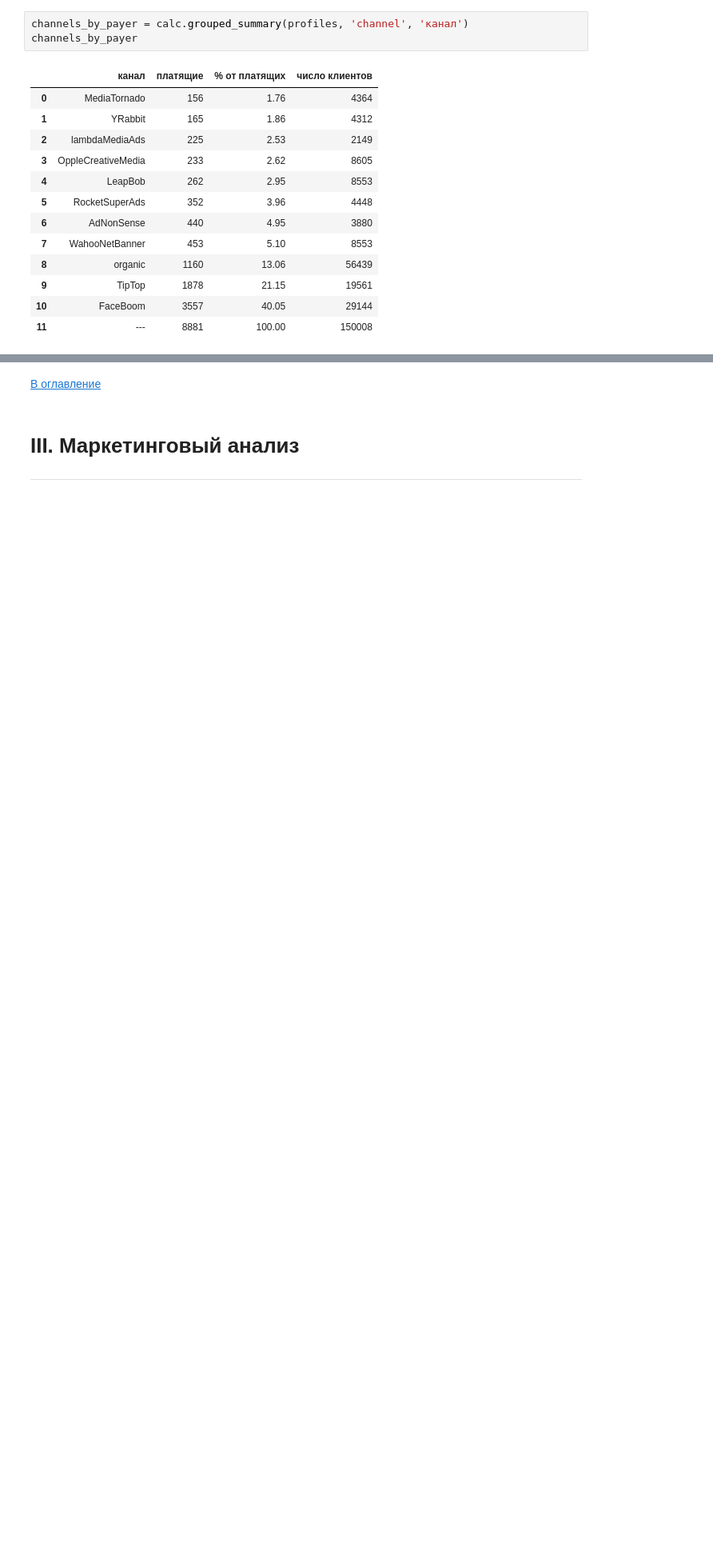
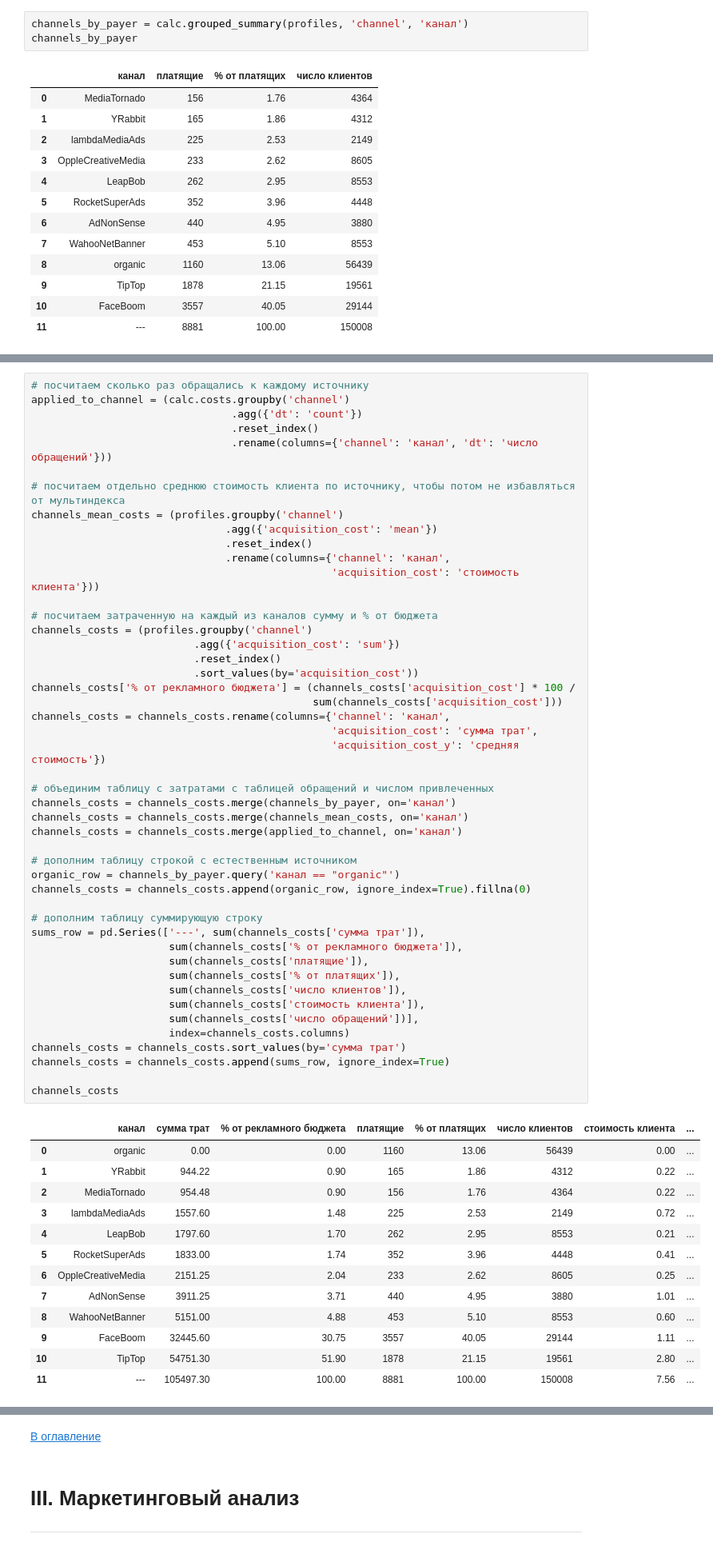
Before and after one commit to ikazman/practicum_da_projects, a Jupyter notebook: marketing_analysis/maketing_analysis-refactoring.ipynb, the cells around one changed output, grey strips where cells are left out. Shown at 80% size. Drawn from its saved outputs; the diff is of its cells as text; blank space fills up the shorter version.

```diff
--- a/marketing_analysis/maketing_analysis-refactoring.ipynb
+++ b/marketing_analysis/maketing_analysis-refactoring.ipynb
@@ -509,0 +441,61 @@ channels_grouped.query('channel not in ["FaceBoom", "TipTop"]')['% of total cost
+# %%
+# посчитаем сколько раз обращались к каждому источнику
+applied_to_channel = (calc.costs.groupby('channel')
+                                .agg({'dt': 'count'})
+                                .reset_index()
+                                .rename(columns={'channel': 'канал', 'dt': 'число обращений'}))
+
+# посчитаем отдельно среднюю стоимость клиента по источнику, чтобы потом не избавляться от мультиндекса
+channels_mean_costs = (profiles.groupby('channel')
+                               .agg({'acquisition_cost': 'mean'})
+                               .reset_index()
+                               .rename(columns={'channel': 'канал',
+                                                'acquisition_cost': 'стоимость клиента'}))
+
+# посчитаем затраченную на каждый из каналов сумму и % от бюджета
+channels_costs = (profiles.groupby('channel')
+                          .agg({'acquisition_cost': 'sum'})
+                          .reset_index()
+                          .sort_values(by='acquisition_cost'))
+channels_costs['% от рекламного бюджета'] = (channels_costs['acquisition_cost'] * 100 /
+                                             sum(channels_costs['acquisition_cost']))
+channels_costs = channels_costs.rename(columns={'channel': 'канал',
+                                                'acquisition_cost': 'сумма трат',
+                                                'acquisition_cost_y': 'средняя стоимость'})
+
+# объединим таблицу с затратами с таблицей обращений и числом привлеченных
+channels_costs = channels_costs.merge(channels_by_payer, on='канал')
+channels_costs = channels_costs.merge(channels_mean_costs, on='канал')
+channels_costs = channels_costs.merge(applied_to_channel, on='канал')
+
+# дополним таблицу строкой с естественным источником
+organic_row = channels_by_payer.query('канал == "organic"')
+channels_costs = channels_costs.append(organic_row, ignore_index=True).fillna(0)
+
+# дополним таблицу суммирующую строку
+sums_row = pd.Series(['---', sum(channels_costs['сумма трат']),
+                      sum(channels_costs['% от рекламного бюджета']),
+                      sum(channels_costs['платящие']),
+                      sum(channels_costs['% от платящих']),
+                      sum(channels_costs['число клиентов']),
+                      sum(channels_costs['стоимость клиента']),
+                      sum(channels_costs['число обращений'])],
+                      index=channels_costs.columns)
+channels_costs = channels_costs.sort_values(by='сумма трат')
+channels_costs = channels_costs.append(sums_row, ignore_index=True)
+
+channels_costs
+# %% [output]
+|  | канал | сумма трат | % от рекламного бюджета | платящие | % от платящих | число клиентов | стоимость клиента | ... |
+| 0 | organic | 0.00 | 0.00 | 1160 | 13.06 | 56439 | 0.00 | ... |
+| 1 | YRabbit | 944.22 | 0.90 | 165 | 1.86 | 4312 | 0.22 | ... |
+| 2 | MediaTornado | 954.48 | 0.90 | 156 | 1.76 | 4364 | 0.22 | ... |
+| 3 | lambdaMediaAds | 1557.60 | 1.48 | 225 | 2.53 | 2149 | 0.72 | ... |
+| 4 | LeapBob | 1797.60 | 1.70 | 262 | 2.95 | 8553 | 0.21 | ... |
+| 5 | RocketSuperAds | 1833.00 | 1.74 | 352 | 3.96 | 4448 | 0.41 | ... |
+| 6 | OppleCreativeMedia | 2151.25 | 2.04 | 233 | 2.62 | 8605 | 0.25 | ... |
+| 7 | AdNonSense | 3911.25 | 3.71 | 440 | 4.95 | 3880 | 1.01 | ... |
+| 8 | WahooNetBanner | 5151.00 | 4.88 | 453 | 5.10 | 8553 | 0.60 | ... |
+| 9 | FaceBoom | 32445.60 | 30.75 | 3557 | 40.05 | 29144 | 1.11 | ... |
+| 10 | TipTop | 54751.30 | 51.90 | 1878 | 21.15 | 19561 | 2.80 | ... |
+| 11 | --- | 105497.30 | 100.00 | 8881 | 100.00 | 150008 | 7.56 | ... |
```
Also changed, not shown: parts of 88 cells of this notebook.
